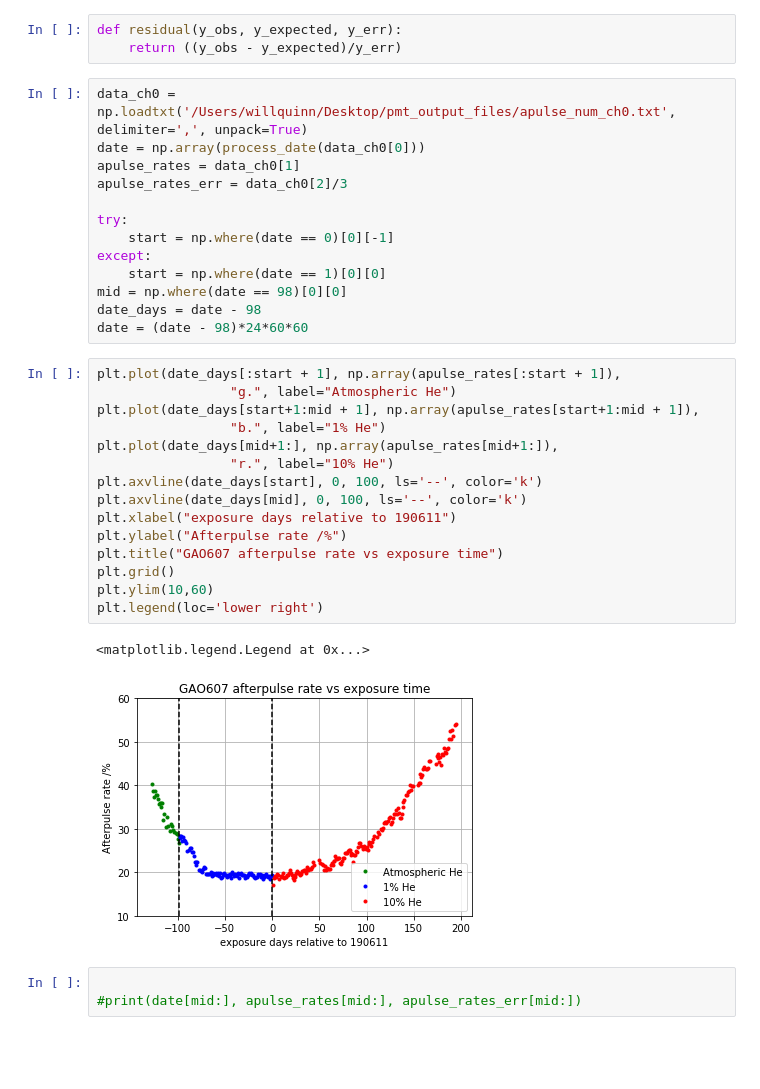
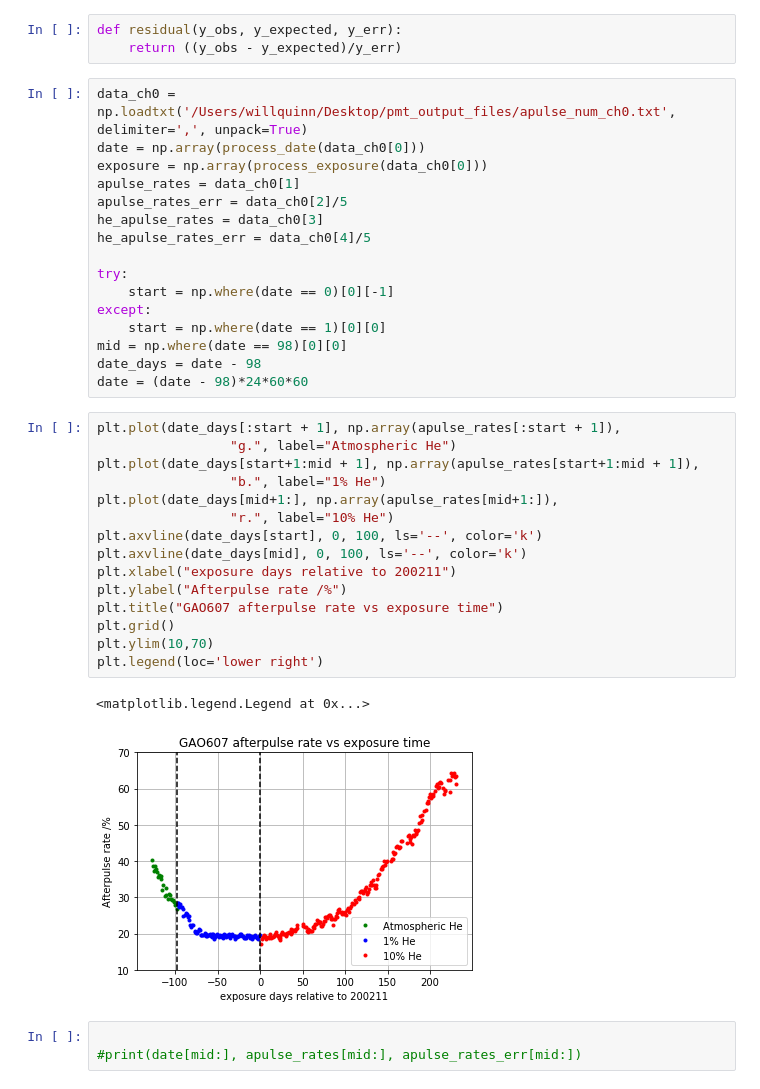
Before and after one commit to TomoPavicic/PMT-ShapeAnalysis, a Jupyter notebook: pmt_he_study/summary_files/modelling_book.ipynb, the cells around one changed output. Saved outputs shown, nothing was run; the diff lists cells and outputs as text; blank space fills up the shorter version.

```diff
--- a/pmt_he_study/summary_files/modelling_book.ipynb
+++ b/pmt_he_study/summary_files/modelling_book.ipynb
@@ -40,8 +40,11 @@ def residual(y_obs, y_expected, y_err):
 # %%
 data_ch0 = np.loadtxt('/Users/willquinn/Desktop/pmt_output_files/apulse_num_ch0.txt', delimiter=',', unpack=True)
 date = np.array(process_date(data_ch0[0]))
+exposure = np.array(process_exposure(data_ch0[0]))
 apulse_rates = data_ch0[1]
-apulse_rates_err = data_ch0[2]/3
+apulse_rates_err = data_ch0[2]/5
+he_apulse_rates = data_ch0[3]
+he_apulse_rates_err = data_ch0[4]/5
 
 try:
     start = np.where(date == 0)[0][-1]
@@ -53,21 +56,21 @@ date = (date - 98)*24*60*60
 # %%
 plt.plot(date_days[:start + 1], np.array(apulse_rates[:start + 1]),
                  "g.", label="Atmospheric He")
 plt.plot(date_days[start+1:mid + 1], np.array(apulse_rates[start+1:mid + 1]),
                  "b.", label="1% He")
 plt.plot(date_days[mid+1:], np.array(apulse_rates[mid+1:]),
                  "r.", label="10% He")
 plt.axvline(date_days[start], 0, 100, ls='--', color='k')
 plt.axvline(date_days[mid], 0, 100, ls='--', color='k')
-plt.xlabel("exposure days relative to 190611")
+plt.xlabel("exposure days relative to 200211")
 plt.ylabel("Afterpulse rate /%")
 plt.title("GAO607 afterpulse rate vs exposure time")
 plt.grid()
-plt.ylim(10,60)
+plt.ylim(10,70)
 plt.legend(loc='lower right')
 # %% [output]
 <matplotlib.legend.Legend at 0x...>
-[figure, old version]
+[figure, new version]
 # %%
 
 #print(date[mid:], apulse_rates[mid:], apulse_rates_err[mid:])
```
Also changed, not shown: parts of 15 cells of this notebook, 7 other files.
